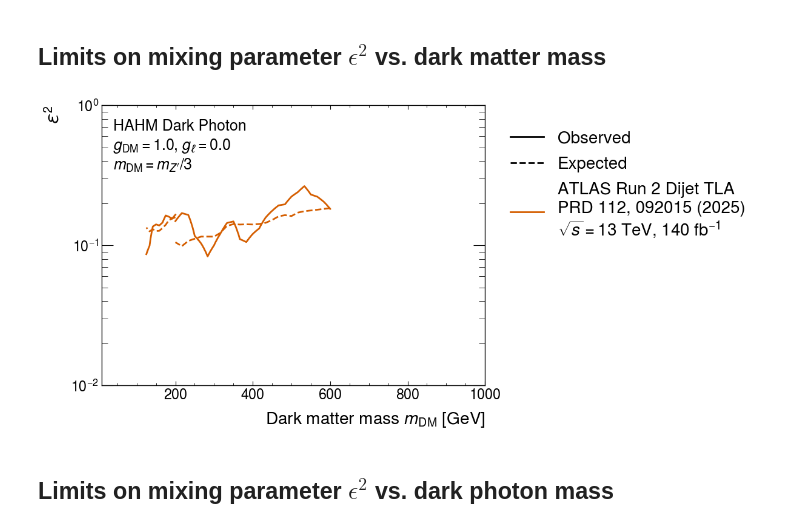
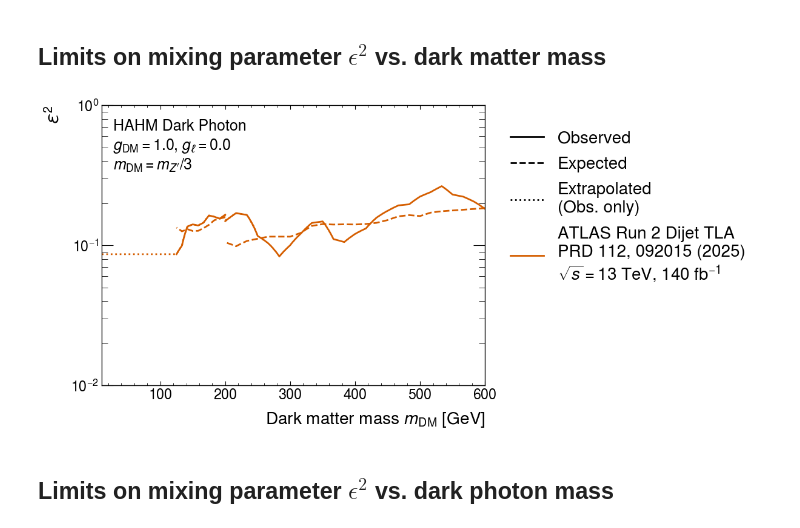
Before and after one commit to mamerl/DMWG-dark-photon-tools, a Jupyter notebook: plotting/dark_photon_summary_plots.ipynb, the cells around one changed output. Cells and saved outputs as stored; diff of their text form; code cells hidden in the pictures.

Commit message:
Update summary plots to include low-mass extrapolation

```diff
--- a/plotting/dark_photon_summary_plots.ipynb
+++ b/plotting/dark_photon_summary_plots.ipynb
@@ -52,10 +52,23 @@ def plot_reference_points(points:list, legend_handles:list, legend_labels:list,
         legend_handles.append(plt.Line2D([], [], color=point["color"], linestyle=point["linestyle"], linewidth=linewidth))
 
     return
+# %%
+def interpolate_limit(mass_vals:np.ndarray, limit_vals:np.ndarray, mass_min:float, mass_max:float, num_points:int=1000):
+    """Interpolate limit values over a specified range of mass values."""
+    mass_interp = np.linspace(mass_min, mass_max, num_points)
+    limit_interp = np.interp(mass_interp, mass_vals, limit_vals)
+    return mass_interp, limit_interp
 # %%
 # this defines the plot style to use
 # for now just use the ATLAS style (can be changed later)
 hep.style.use("ATLAS")
+# %%
+# variables controlling interpolation
+num_interp_points = 100
+min_interp_mmed = 50 # GeV
+max_interp_mmed = 750 # GeV
+min_interp_mdm = 10 # GeV
+max_interp_mdm = 250 # GeV
 # %% [markdown]
 ## Limits on yield parameter $y$ vs. dark photon mass
 # %%
@@ -216,15 +298,24 @@ fig, ax = plt.subplots(figsize=(8, 6))
 legend_handles = [
     plt.Line2D([], [], color="k", linestyle="-", lw=2),
     plt.Line2D([], [], color="k", linestyle="--", lw=2),
+    plt.Line2D([], [], color="k", linestyle=":", lw=2),
 ]
 legend_labels = [
     "Observed",
     "Expected",
+    "Extrapolated\n(Obs. only)",
 ]
+
 mdm_frac = benchmarks[benchmark_name]["parameters"]["mdm_fraction"]
 
 data_dict = dict()
+all_mass = []
+all_limits = []
+
 for idx, input_cfg in enumerate(inputs):
+    all_mass = []
+    all_limits = []
+
     # add to legend handles and labels
     legend_labels.append(input_cfg["label"])
     legend_handles.append(plt.Line2D([], [], color=f"C{idx}", lw=2))
@@ -237,6 +328,9 @@ for idx, input_cfg in enumerate(inputs):
 
             # extract the observed dark photon limits
             for mmed, eps_lim in zip(data_dict["mmed"], data_dict["epsilon_limit"]):
+                if "observed" in key:
+                    all_mass.extend((np.array(mmed) * mdm_frac).tolist())
+                    all_limits.extend((np.array(eps_lim)**2).tolist())
                 # plot the contours for the limit
                 ax.plot(
                     np.array(mmed) * mdm_frac, # conversion to mdm
@@ -246,9 +340,33 @@ for idx, input_cfg in enumerate(inputs):
                     linestyle=linestyle,
                 )
 
+    # interpolate the combined limits to lower mass
+    all_mass = np.array(all_mass)
+    all_limits = np.array(all_limits)
+    # sort the arrays
+    sorted_indices = np.argsort(all_mass)
+    all_mass = all_mass[sorted_indices]
+    all_limits = all_limits[sorted_indices]
+    mass_interp, limits_interp = interpolate_limit(
+        all_mass,
+        all_limits,
+        min_interp_mdm,
+        max_interp_mdm,
+        num_points=num_interp_points
+    )
+
+    # plot interpolated limits
+    ax.plot(
+        mass_interp,
+        limits_interp,
+        color=f"C{idx}",
+        lw=2,
+        linestyle=":",
+    )
+
 # format the plot
 ax.set_yscale("log")
-ax.set_xlim(10, 1000)
+ax.set_xlim(10, 600)
 ax.set_xlabel(r"Dark matter mass $m_{\mathrm{DM}}$ [GeV]")
 ax.set_ylabel(r"$\epsilon^2$")
 ax.set_ylim(top=1e0)
@@ -258,34 +376,34 @@ if annotate_plots:
     plot_reference_points(annotation_points, legend_handles, legend_labels, ax, benchmark_name)
     ax.set_ylim(bottom=1e-7)
 
 # add a legend
 ax.legend(
     handles=legend_handles,
     labels=legend_labels,
     bbox_to_anchor=(1.0, 1.0),
     loc="upper left",
     labelspacing=0.6,
     fontsize=20
 )
 
 # setup plot text
 plot_text = (
     benchmarks[benchmark_name]["name"] + "\n" +
     benchmarks[benchmark_name]["plot_parameters"]["coupling_label"] + "\n" +
     benchmarks[benchmark_name]["plot_parameters"]["mdm_label"]
 )
 _ = ax.text(
     0.03,
     0.95,
     plot_text,
     transform=ax.transAxes,
     fontsize=18,
     va='top',
     ha='left'
 )
 plt.savefig("../outputs/eps_vs_mdm_summary_plot.pdf", bbox_inches='tight')
 # %% [output]
-[figure, old version]
+[figure, new version]
 # %% [markdown]
 ## Limits on mixing parameter $\epsilon^2$ vs. dark photon mass
 # %%
```
Also changed, not shown: parts of 3 cells of this notebook, 4 other files.
